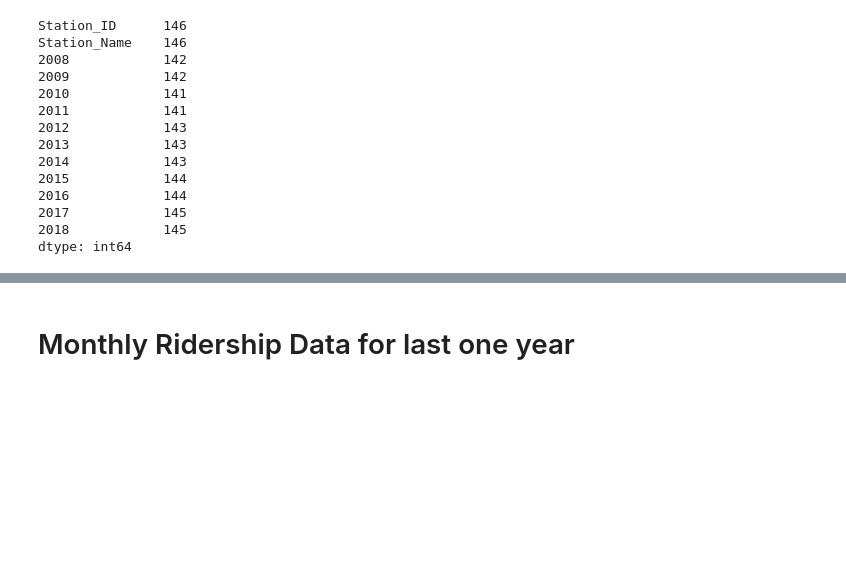
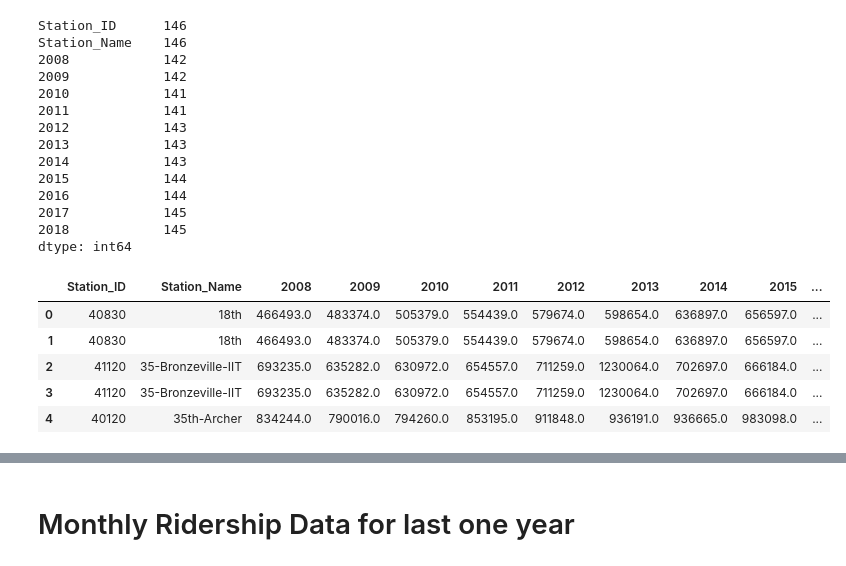
Before and after one commit to Atchub1/DataScience_Project2, a Jupyter notebook: New/Pandas/Data_2.ipynb, the cells around one changed output, grey strips where cells are left out. Saved outputs shown, nothing was run; the diff lists cells and outputs as text; code cells hidden in the pictures; blank space fills up the shorter version.

```diff
--- a/New/Pandas/Data_2.ipynb
+++ b/New/Pandas/Data_2.ipynb
@@ -90,0 +136,13 @@ cta_monthly_df_reorg.head()
+# %%
+# Working with the orignal system_info dataframe, rename columns for conistancy
+system_df.rename(columns = {'STATION_NAME':'Station_Name', 'MAP_ID':'Station_ID', 'RED':'Red', 'BLUE':'Blue', 'G': 'Green', 'BRN': 'Brown',
+                              'P': 'Purple','Pexp':'Purple_Express', 'Y': 'Yellow', 'Pnk': 'Pink', 'O': 'Orange','Community Areas':
+                              'Community_Areas'}
+                               ,inplace = True)
+# Strip whitespace
+system_df.columns = system_info.columns.str.strip().str.replace(' ', '_')
+
+# replace '/' with '-' for all station names
+system_df['Station_Name'] = system_info['Station_Name'].str.replace('/','-')
+
+system_df.head()
@@ -90,0 +178,3 @@ cta_monthly_df_reorg.head()
+# %%
+system_stations_df = system_stations_rename[['Station_ID', 'Station_Name_old', 'ADA']]
+system_stations_df.head()
@@ -152,8 +259,8 @@ ten_year_ridership_data.head()
 | 3 | 40040 | Quincy-Wells | 2024944.0 | 2049581.0 | 1999507.0 | 2197353.0 | 2213125.0 | 2220533.0 | 2288353.0 | 2193097.0 | ... |
 | 4 | 40050 | Davis | 1265292.0 | 1243062.0 | 1226010.0 | 1246065.0 | 1252978.0 | 1236188.0 | 1258199.0 | 1247161.0 | ... |
 # %%
-ten_year_data = ten_year_ridership_data.sort_values('Station_Name')
-ten_year_data.head(10)
+ten_year_data_sorted = ten_year_ridership_data.sort_values('Station_Name')
+ten_year_data_sorted.head(10)
 # %% [output]
 |  | Station_ID | Station_Name | 2008 | 2009 | 2010 | 2011 | 2012 | 2013 | 2014 | 2015 | ... |
 | 79 | 40830 | 18th | 466493.0 | 483374.0 | 505379.0 | 554439.0 | 579674.0 | 598654.0 | 636897.0 | 656597.0 | ... |
@@ -202,3 +290,13 @@ Station_Name    146
 2017            145
 2018            145
 dtype: int64
+# %%
+ten_year_data_merged = pd.merge(ten_year_data_sorted, system_stations_df, on="Station_ID")
+ten_year_data_merged.head()
+# %% [output]
+|  | Station_ID | Station_Name | 2008 | 2009 | 2010 | 2011 | 2012 | 2013 | 2014 | 2015 | ... |
+| 0 | 40830 | 18th | 466493.0 | 483374.0 | 505379.0 | 554439.0 | 579674.0 | 598654.0 | 636897.0 | 656597.0 | ... |
+| 1 | 40830 | 18th | 466493.0 | 483374.0 | 505379.0 | 554439.0 | 579674.0 | 598654.0 | 636897.0 | 656597.0 | ... |
+| 2 | 41120 | 35-Bronzeville-IIT | 693235.0 | 635282.0 | 630972.0 | 654557.0 | 711259.0 | 1230064.0 | 702697.0 | 666184.0 | ... |
+| 3 | 41120 | 35-Bronzeville-IIT | 693235.0 | 635282.0 | 630972.0 | 654557.0 | 711259.0 | 1230064.0 | 702697.0 | 666184.0 | ... |
+| 4 | 40120 | 35th-Archer | 834244.0 | 790016.0 | 794260.0 | 853195.0 | 911848.0 | 936191.0 | 936665.0 | 983098.0 | ... |
```
Also changed, not shown: parts of 65 cells of this notebook, 1 other file.
